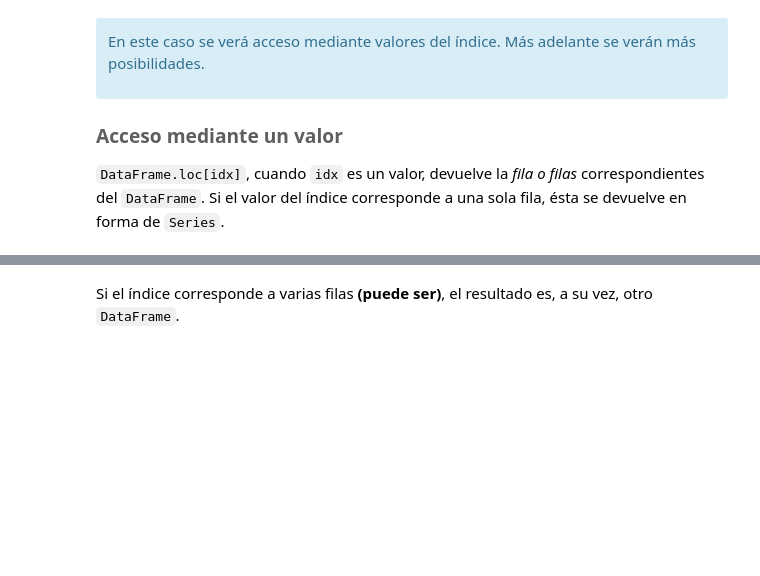
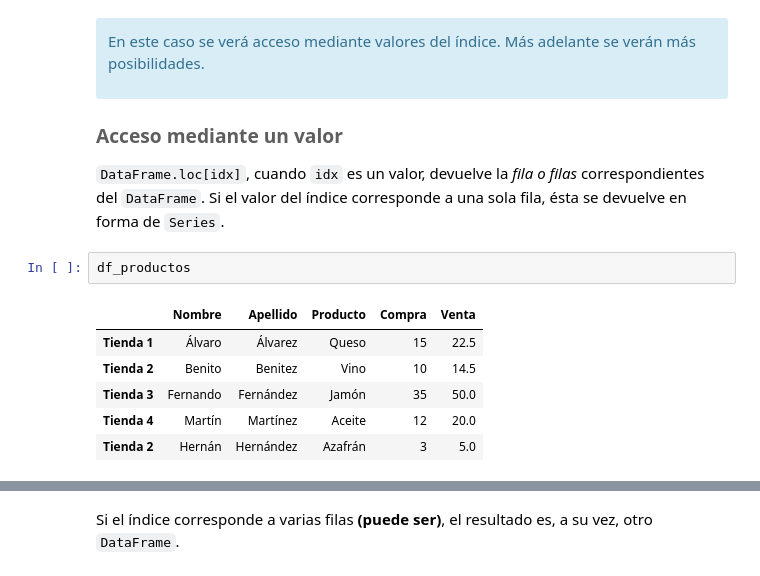
Before and after one commit to aotalwork/PRACTICAS-Y-LIBRETAS, a Jupyter notebook: PRACTICAS AVD/pandas/Pandas 5.ipynb, the cells around one changed output, grey strips where cells are left out. Saved outputs shown, nothing was run; the diff lists cells and outputs as text; blank space fills up the shorter version.

```diff
--- a/PRACTICAS AVD/pandas/Pandas 5.ipynb
+++ b/PRACTICAS AVD/pandas/Pandas 5.ipynb
@@ -123,5 +181,14 @@ El acceso a filas de un `DataFrame`, o a los elementos de una `Series`, **se deb
 
 
 `DataFrame.loc[idx]`, cuando `idx` es un valor, devuelve la *fila o filas* correspondientes del `DataFrame`. Si el valor del índice corresponde a una sola fila, ésta se devuelve en forma de `Series`.
+# %%
+df_productos
+# %% [output]
+|  | Nombre | Apellido | Producto | Compra | Venta |
+| Tienda 1 | Álvaro | Álvarez | Queso | 15 | 22.5 |
+| Tienda 2 | Benito | Benitez | Vino | 10 | 14.5 |
+| Tienda 3 | Fernando | Fernández | Jamón | 35 | 50.0 |
+| Tienda 4 | Martín | Martínez | Aceite | 12 | 20.0 |
+| Tienda 2 | Hernán | Hernández | Azafrán | 3 | 5.0 |
 # %%
 df_productos.loc['Tienda 1']
```
Also changed, not shown: parts of 57 cells of this notebook, 22 other files.
